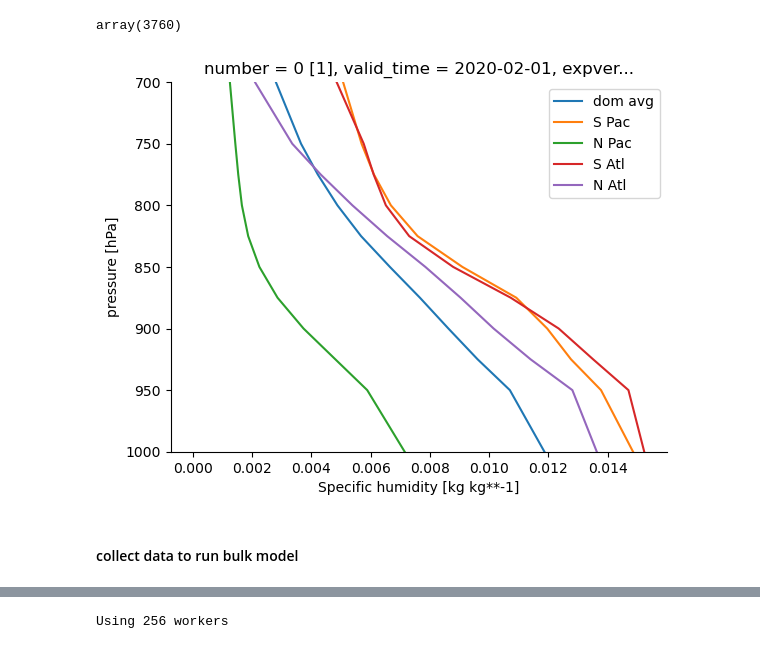
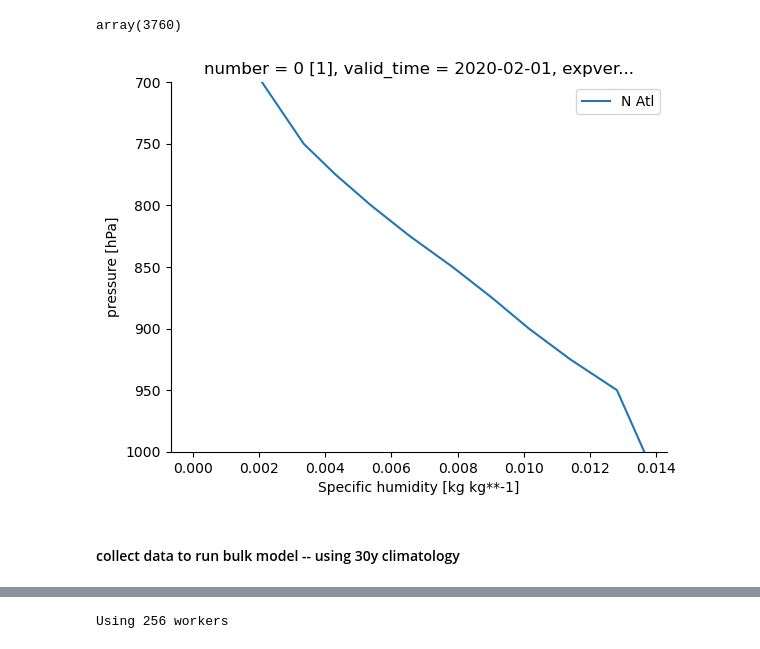
Before and after one commit to meteorologopazzo/QJRMS_0316, a Jupyter notebook: bulk_validation/struct_ERA5 copy.ipynb, the cells around one changed output, grey strips where cells are left out. Cells and saved outputs as stored; diff of their text form; code cells hidden in the pictures.

```diff
--- a/bulk_validation/struct_ERA5 copy.ipynb
+++ b/bulk_validation/struct_ERA5 copy.ipynb
@@ -222,21 +271,21 @@ ax.add_patch(Rectangle(
 # %% [output]
 array(3760)
 # %%
-(ds_air.q*total_mask).mean(dim=["latitude", "longitude"]).plot.line(y="pressure_level", label="dom avg")
-(ds_air.q*Spacific_mask).mean(dim=["latitude", "longitude"]).plot.line(y="pressure_level", label="S Pac")
-(ds_air.q*Npacific_mask).mean(dim=["latitude", "longitude"]).plot.line(y="pressure_level", label="N Pac")
-(ds_air.q*Satlantic_mask).mean(dim=["latitude", "longitude"]).plot.line(y="pressure_level", label="S Atl")
+# (ds_air.q*total_mask).mean(dim=["latitude", "longitude"]).plot.line(y="pressure_level", label="dom avg")
+# (ds_air.q*Spacific_mask).mean(dim=["latitude", "longitude"]).plot.line(y="pressure_level", label="S Pac")
+# (ds_air.q*Npacific_mask).mean(dim=["latitude", "longitude"]).plot.line(y="pressure_level", label="N Pac")
+# (ds_air.q*Satlantic_mask).mean(dim=["latitude", "longitude"]).plot.line(y="pressure_level", label="S Atl")
 (ds_air.q*Natlantic_mask).mean(dim=["latitude", "longitude"]).plot.line(y="pressure_level", label="N Atl")
 
 plt.gca().invert_yaxis()
 plt.ylim(1000,700)
 plt.legend()
 
 
 for spine in ['top', 'right']:
         plt.gca().spines[spine].set_visible(False)
 # %% [output]
-[figure, old version]
+[figure, new version]
 # %% [markdown]
-#### collect data to run bulk model
+#### collect data to run bulk model -- using 30y climatology
 # %%
```
Also changed, not shown: parts of 29 cells of this notebook, 3 other files.
